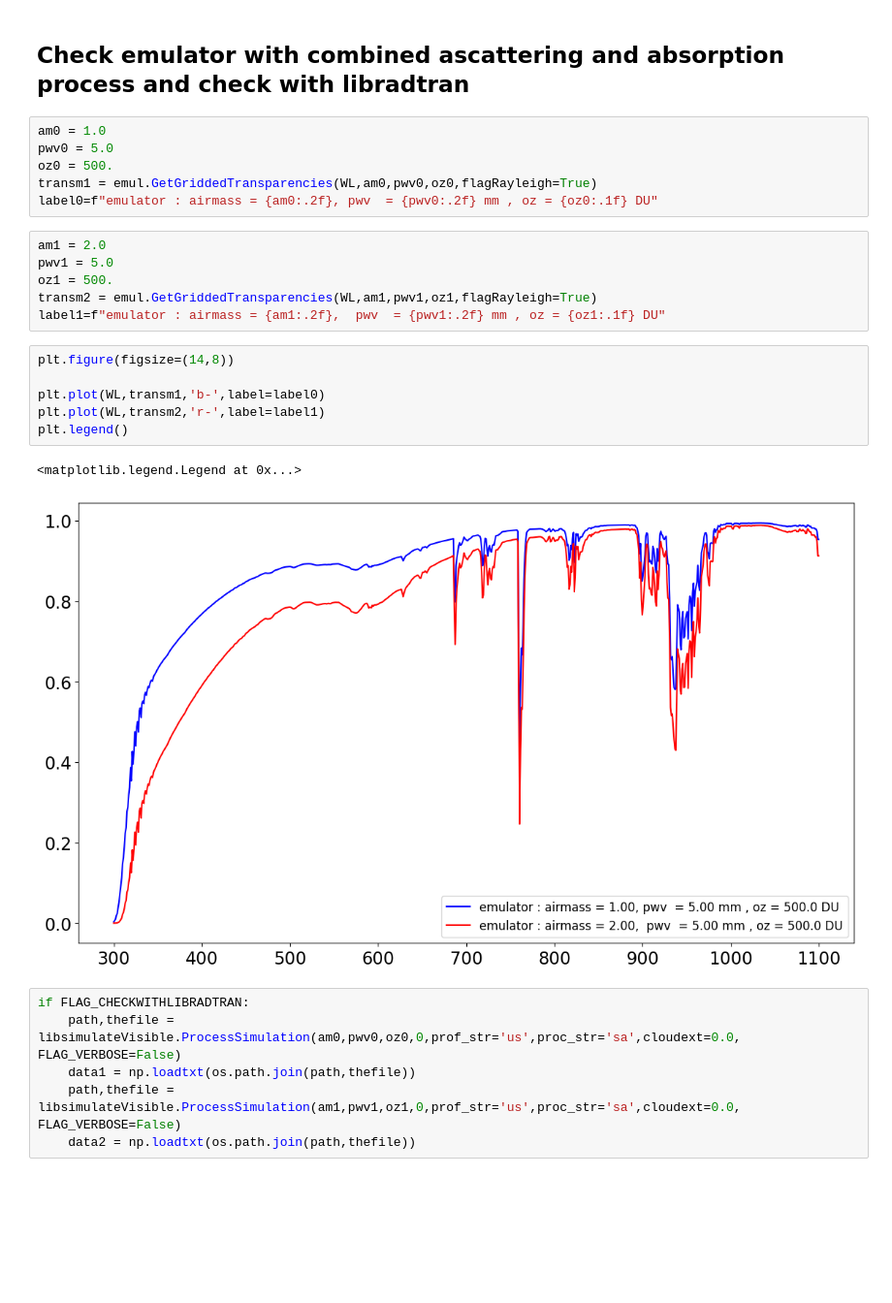
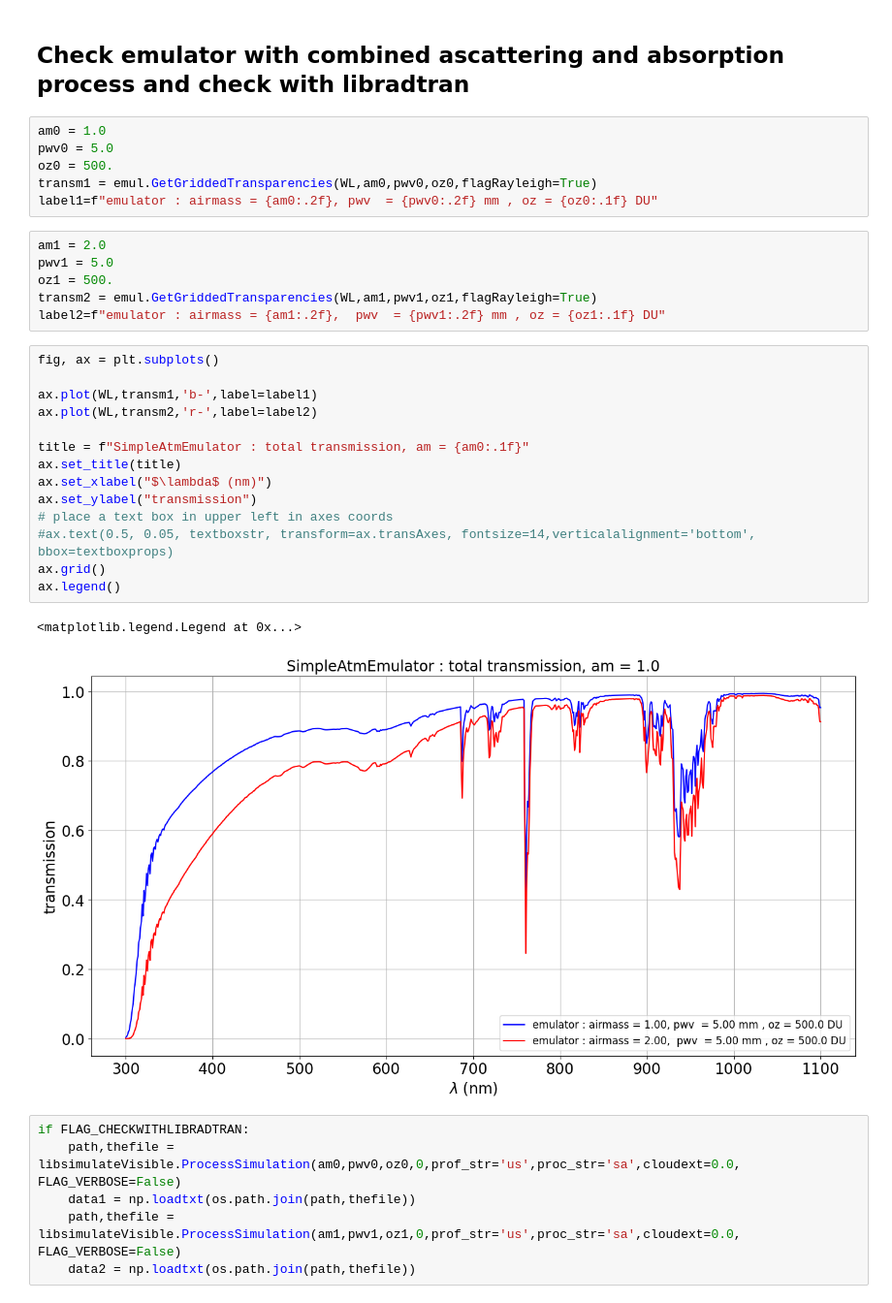
Before and after one commit to sylvielsstfr/AtmEmulator, a Jupyter notebook: docs/notebooks/simpleemulator/test_SimpleAtmEmulator.ipynb, the cells around one changed output. Shown at 97% size. Cells and saved outputs as stored; diff of their text form; blank space fills up the shorter version.

```diff
--- a/docs/notebooks/simpleemulator/test_SimpleAtmEmulator.ipynb
+++ b/docs/notebooks/simpleemulator/test_SimpleAtmEmulator.ipynb
@@ -139,22 +191,30 @@ am0 = 1.0
 pwv0 = 5.0
 oz0 = 500.
 transm1 = emul.GetGriddedTransparencies(WL,am0,pwv0,oz0,flagRayleigh=True)
-label0=f"emulator : airmass = {am0:.2f}, pwv  = {pwv0:.2f} mm , oz = {oz0:.1f} DU"
+label1=f"emulator : airmass = {am0:.2f}, pwv  = {pwv0:.2f} mm , oz = {oz0:.1f} DU"
 # %%
 am1 = 2.0
 pwv1 = 5.0
 oz1 = 500.
 transm2 = emul.GetGriddedTransparencies(WL,am1,pwv1,oz1,flagRayleigh=True)
-label1=f"emulator : airmass = {am1:.2f},  pwv  = {pwv1:.2f} mm , oz = {oz1:.1f} DU"
+label2=f"emulator : airmass = {am1:.2f},  pwv  = {pwv1:.2f} mm , oz = {oz1:.1f} DU"
 # %%
-plt.figure(figsize=(14,8))
+fig, ax = plt.subplots()
 
-plt.plot(WL,transm1,'b-',label=label0)
-plt.plot(WL,transm2,'r-',label=label1)
-plt.legend()
+ax.plot(WL,transm1,'b-',label=label1)
+ax.plot(WL,transm2,'r-',label=label2)
+
+title = f"SimpleAtmEmulator : total transmission, am = {am0:.1f}"
+ax.set_title(title)
+ax.set_xlabel("$\lambda$ (nm)")
+ax.set_ylabel("transmission")
+# place a text box in upper left in axes coords
+#ax.text(0.5, 0.05, textboxstr, transform=ax.transAxes, fontsize=14,verticalalignment='bottom', bbox=textboxprops)
+ax.grid()
+ax.legend()
 # %% [output]
 <matplotlib.legend.Legend at 0x...>
-[figure, old version]
+[figure, new version]
 # %%
 if FLAG_CHECKWITHLIBRADTRAN:
     path,thefile = libsimulateVisible.ProcessSimulation(am0,pwv0,oz0,0,prof_str='us',proc_str='sa',cloudext=0.0, FLAG_VERBOSE=False)
```
Also changed, not shown: parts of 11 cells of this notebook, 2 other files.
